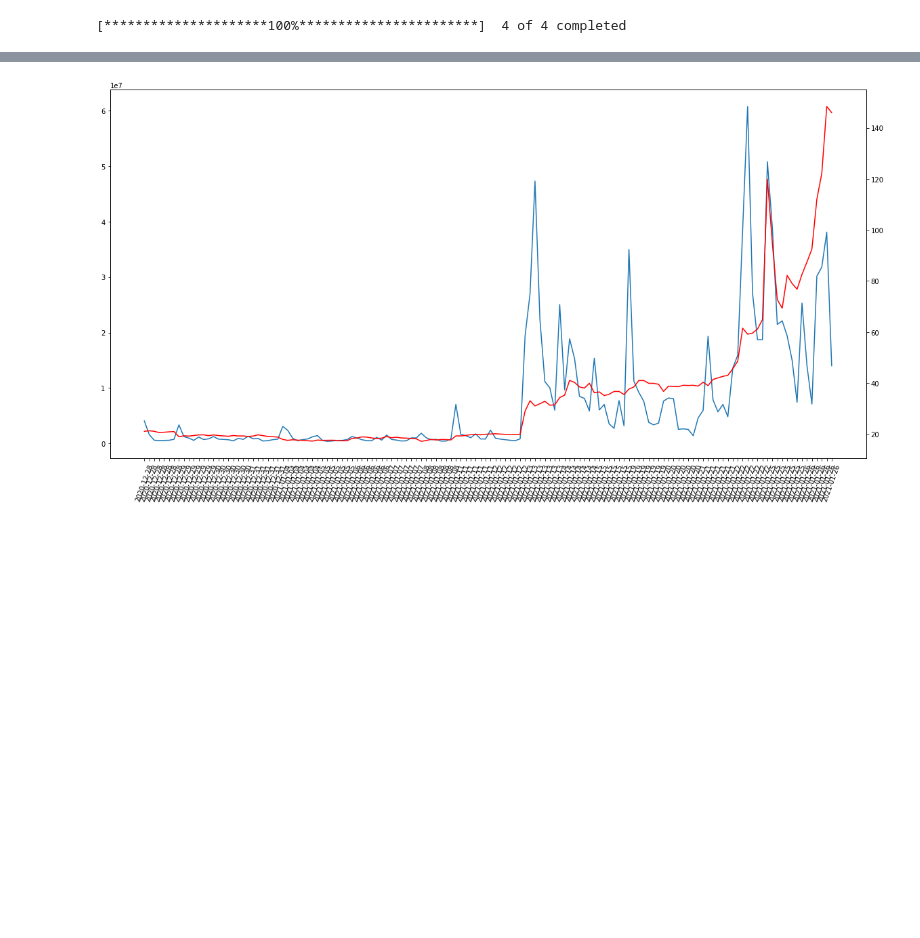
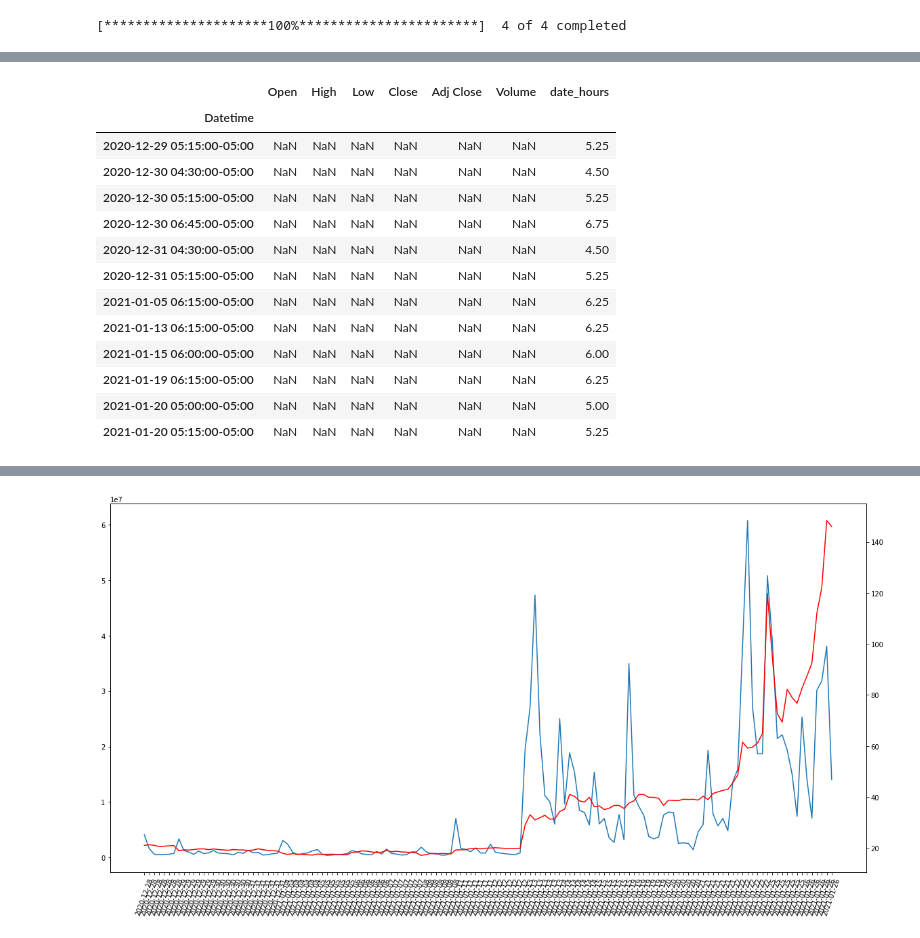
Before and after one commit to briansong524/Mo_money_mo_money, a Jupyter notebook: slack_notifier_w_yfinance/Analyze with yfinance library.ipynb, the cells around one changed output, grey strips where cells are left out. Saved outputs shown, nothing was run; the diff lists cells and outputs as text; code cells hidden in the pictures; blank space fills up the shorter version.

```diff
--- a/slack_notifier_w_yfinance/Analyze with yfinance library.ipynb
+++ b/slack_notifier_w_yfinance/Analyze with yfinance library.ipynb
@@ -6,7 +6,7 @@ import yfinance as yf
 from pytz import timezone
 import numpy as np
 # %%
-tickers = 'AAPL,MSFT,TWTR,IBM'.split(',')
+tickers = 'AAPL,TSLA,TWTR,IBM'.split(',')
 period = '1mo'; interval = '15m'
 data = yf.download(tickers = tickers,
     period = period, interval = interval, group_by = 'ticker', prepost = True)
@@ -37,0 +15,23 @@ df[df['Datetime'] <= '2020-12-24']
+# %%
+df = data['TSLA'].copy()
+# %%
+df['date_hours'] = df.reset_index()['Datetime'].map(lambda x: x.hour + x.minute/60.).values
+# %%
+dfnan = df[df.Open.isna()].copy()
+# %%
+dfnan[(dfnan['date_hours'] < 9.5) | (dfnan['date_hours'] > 16)]
+# %% [output]
+|  | Open | High | Low | Close | Adj Close | Volume | date_hours |
+| Datetime |  |  |  |  |  |  |  |
+| 2020-12-29 05:15:00-05:00 | NaN | NaN | NaN | NaN | NaN | NaN | 5.25 |
+| 2020-12-30 04:30:00-05:00 | NaN | NaN | NaN | NaN | NaN | NaN | 4.50 |
+| 2020-12-30 05:15:00-05:00 | NaN | NaN | NaN | NaN | NaN | NaN | 5.25 |
+| 2020-12-30 06:45:00-05:00 | NaN | NaN | NaN | NaN | NaN | NaN | 6.75 |
+| 2020-12-31 04:30:00-05:00 | NaN | NaN | NaN | NaN | NaN | NaN | 4.50 |
+| 2020-12-31 05:15:00-05:00 | NaN | NaN | NaN | NaN | NaN | NaN | 5.25 |
+| 2021-01-05 06:15:00-05:00 | NaN | NaN | NaN | NaN | NaN | NaN | 6.25 |
+| 2021-01-13 06:15:00-05:00 | NaN | NaN | NaN | NaN | NaN | NaN | 6.25 |
+| 2021-01-15 06:00:00-05:00 | NaN | NaN | NaN | NaN | NaN | NaN | 6.00 |
+| 2021-01-19 06:15:00-05:00 | NaN | NaN | NaN | NaN | NaN | NaN | 6.25 |
+| 2021-01-20 05:00:00-05:00 | NaN | NaN | NaN | NaN | NaN | NaN | 5.00 |
+| 2021-01-20 05:15:00-05:00 | NaN | NaN | NaN | NaN | NaN | NaN | 5.25 |
```
Also changed, not shown: parts of 6 cells of this notebook, 2 other files.
